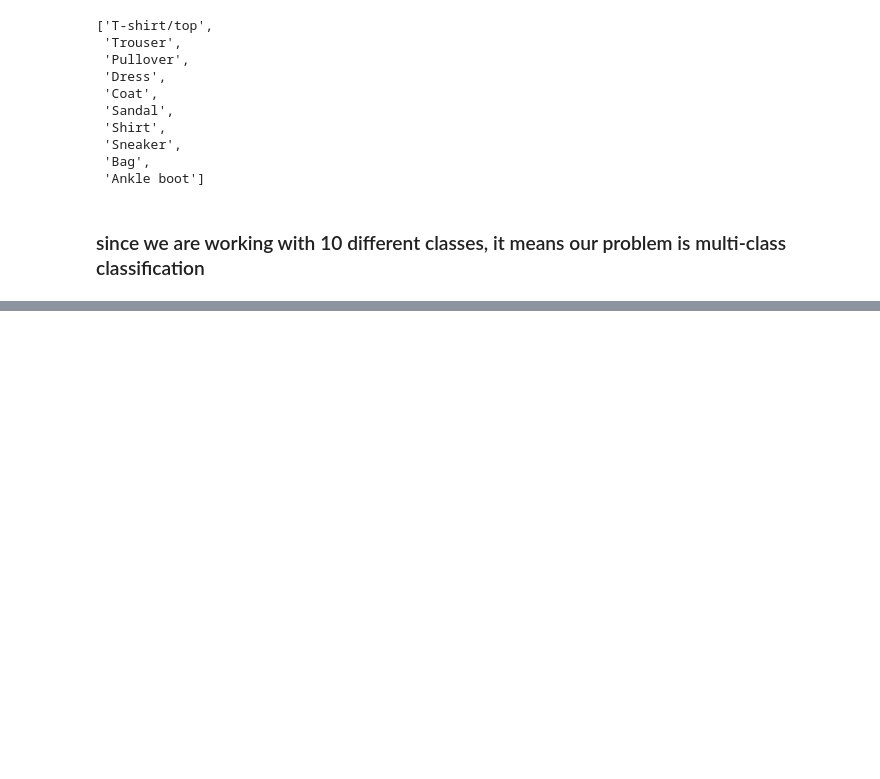
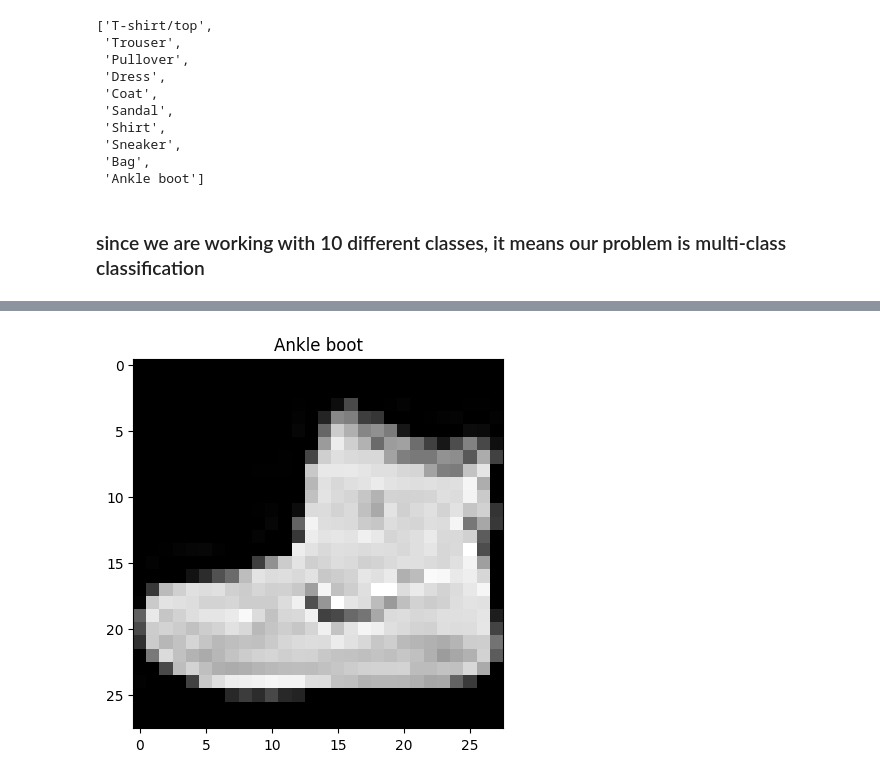
Before and after one commit to JV456/PyTorch, a Jupyter notebook: ComputerVision.ipynb, the cells around one changed output, grey strips where cells are left out. Saved outputs shown, nothing was run; the diff lists cells and outputs as text; code cells hidden in the pictures; blank space fills up the shorter version.

```diff
--- a/ComputerVision.ipynb
+++ b/ComputerVision.ipynb
@@ -96,0 +108,5 @@ class_names
+# %%
+plt.imshow(image.squeeze(), cmap="gray")
+plt.title(class_names[label]);
+# %% [output]
+[figure, added]
```
Also changed, not shown: parts of 3 cells of this notebook.
